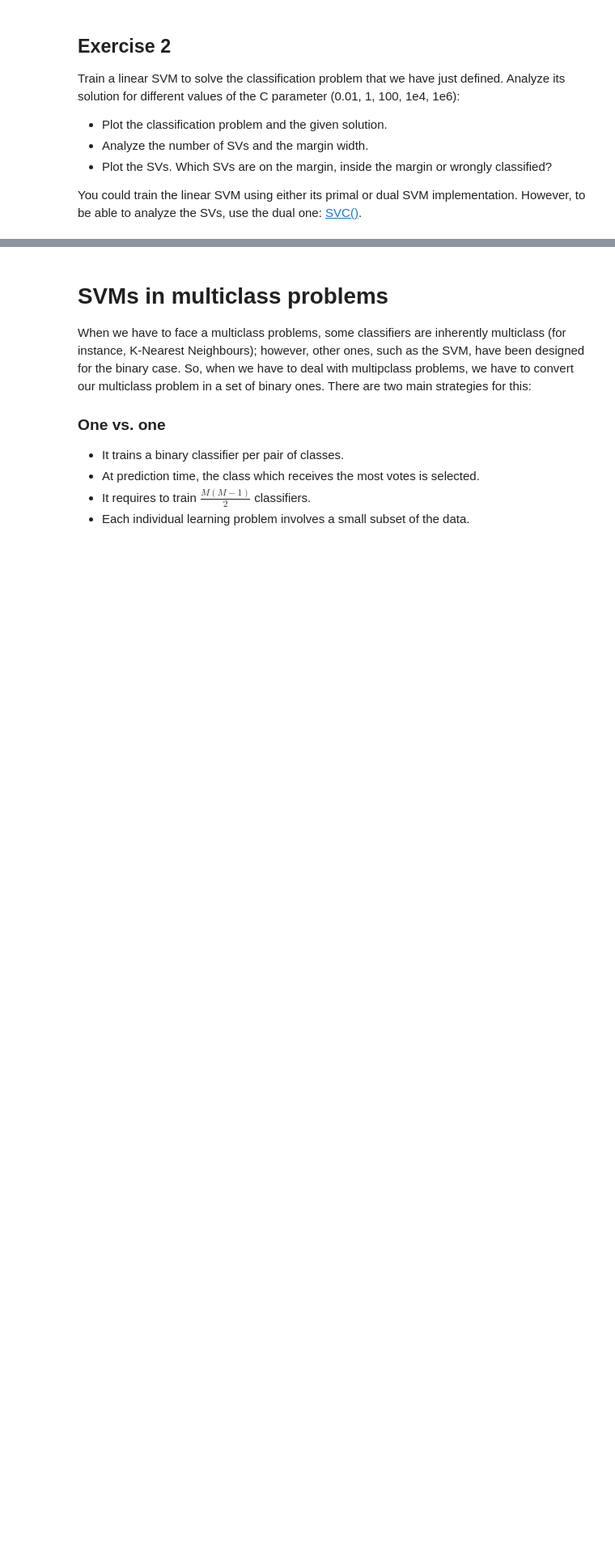
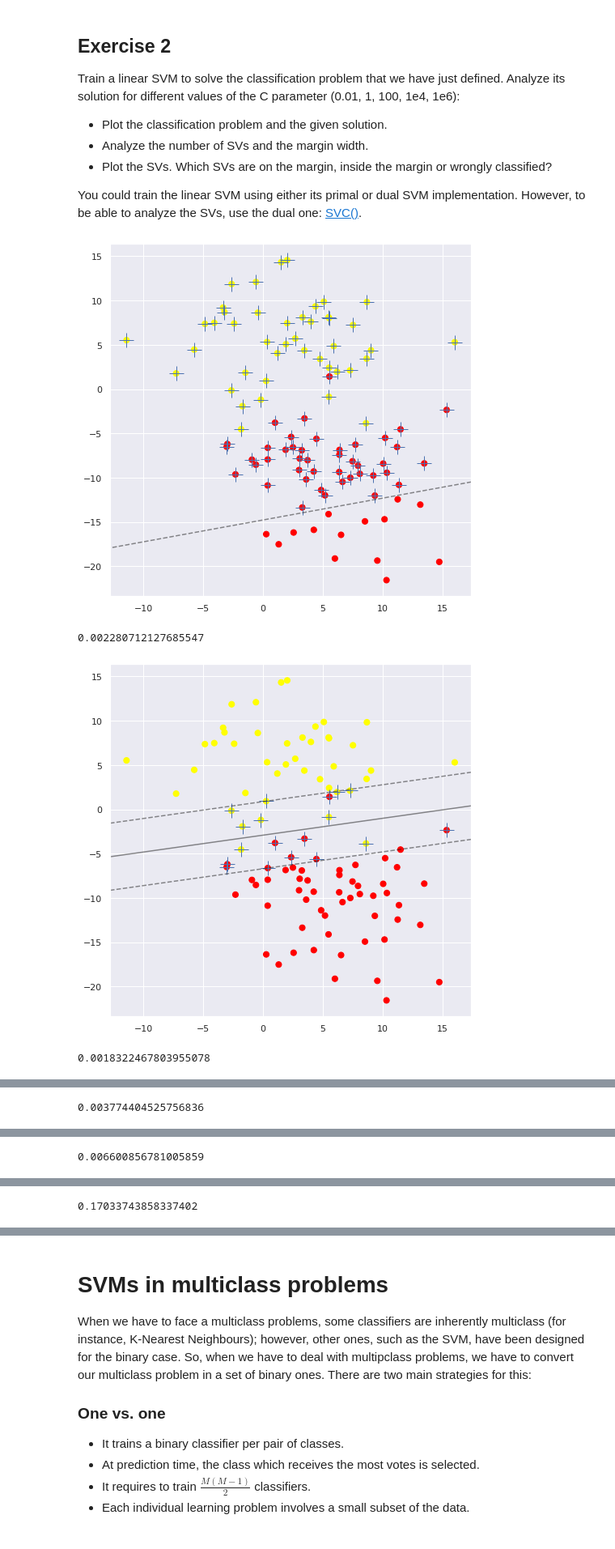
Before and after one commit to JavierGOrdonnez/Machine-Learning, a Jupyter notebook: Week 7_8 - SVM and kernels/IntroductionSVMs_student.ipynb, the cells around one changed output, grey strips where cells are left out. Shown: that part at 81% size. Cells and saved outputs as stored; diff of their text form; code cells hidden in the pictures; blank space fills up the shorter version.

```diff
--- a/Week 7_8 - SVM and kernels/IntroductionSVMs_student.ipynb
+++ b/Week 7_8 - SVM and kernels/IntroductionSVMs_student.ipynb
@@ -416,0 +442,20 @@ Use these parameters to compute the weigth vector ($\mathbf{w}$) and the interce
+# %%
+# <SOL>
+print('The model parameters are w:',model.coef_,'and w0:',model.intercept_)
+
+w = np.dot(model.dual_coef_ , model.support_vectors_)[0]
+
+Ns = len(model.support_)
+first_sum = 0.
+for j in range(Ns):
+  first_sum += model.dual_coef_[0][j] * model.support_vectors_[j,:].T
+
+w0 = 0.
+for i in range(Ns):
+  if (model.dual_coef_[0][i] > 0): y = 1
+  else: y = -1
+  w0 += y - np.dot(first_sum,model.support_vectors_[i,:])
+w0 = w0/Ns
+
+print('Computed with the dual formulation, \nthe model parameters are w:',w,'and w0:',w0)
+# </SOL>
@@ -552,0 +604,23 @@ You could train the linear SVM using either its primal or dual SVM implementatio
+# %%
+# <SOL>
+import sklearn
+import time
+SV = []
+
+C_vector = [0.00001, 0.01, 1, 100, 1e4, 1e6]
+for i,c in enumerate(C_vector):
+  t = time.time()
+  SV.append(sklearn.svm.SVC(C=c,kernel='linear'))
+  SV[i].fit(X,y)
+  t2 = time.time()
+  plt.figure()
+  plt.scatter(X[:, 0], X[:, 1], c=y, s=50, cmap='autumn')
+  plot_svc_decision_function(SV[i], plot_support=True)
+  plt.show()
+  print(t2-t)
+# </SOL>
+# %% [output]
+[figure, added]
+0.002280712127685547
+[figure, added]
+0.0018322467803955078
@@ -552,0 +628 @@ You could train the linear SVM using either its primal or dual SVM implementatio
+0.003774404525756836
@@ -552,0 +630 @@ You could train the linear SVM using either its primal or dual SVM implementatio
+0.006600856781005859
@@ -552,0 +632 @@ You could train the linear SVM using either its primal or dual SVM implementatio
+0.17033743858337402
```
Also changed, not shown: parts of 22 cells of this notebook, 2 other files.
